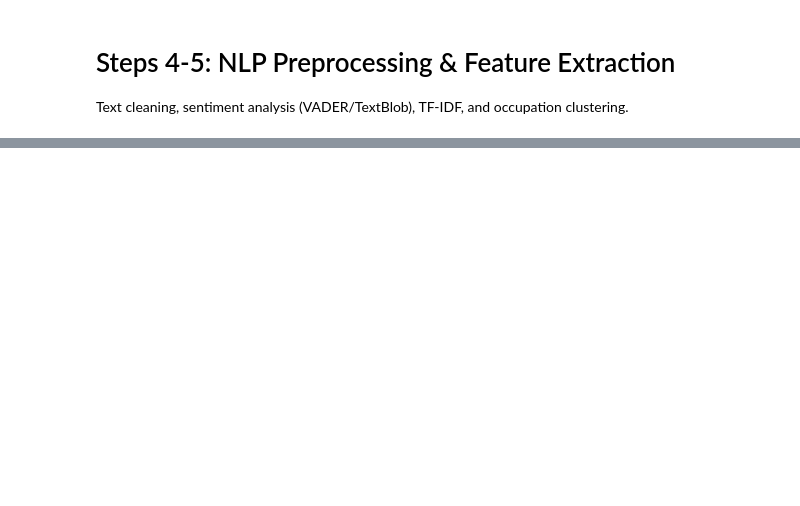
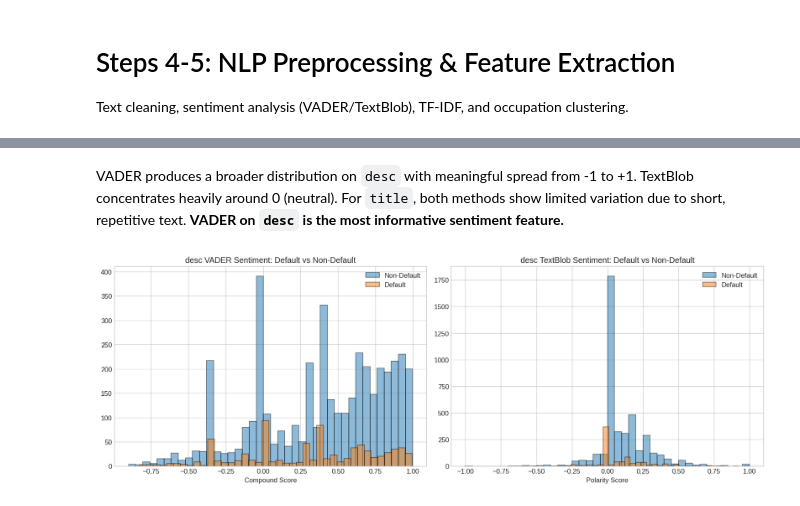
Before and after one commit to zzkai098/credit-default-nlp, a Jupyter notebook: notebooks/04_nlp_features.ipynb, the cells around one changed output, grey strips where cells are left out. Cells and saved outputs as stored; diff of their text form; code cells hidden in the pictures; blank space fills up the shorter version.

```diff
--- a/notebooks/04_nlp_features.ipynb
+++ b/notebooks/04_nlp_features.ipynb
@@ -82,0 +196,29 @@ print('Hybrid features saved.')
+# %% [markdown]
+VADER produces a broader distribution on `desc` with meaningful spread from -1 to +1. TextBlob concentrates heavily around 0 (neutral). For `title`, both methods show limited variation due to short, repetitive text. **VADER on `desc` is the most informative sentiment feature.**
+# %%
+# Sentiment comparison: Default vs Non-default (desc, non-missing only)
+df_has_desc = df_sample[df_sample['desc_missing'] == 0].copy()
+
+fig, axes = plt.subplots(1, 2, figsize=(14, 5))
+
+# VADER by default status
+for label, group in df_has_desc.groupby('default_flag'):
+    name = 'Default' if label == 1 else 'Non-Default'
+    axes[0].hist(group['desc_vader'], bins=40, alpha=0.5, label=name, edgecolor='black')
+axes[0].set_title('desc VADER Sentiment: Default vs Non-Default')
+axes[0].set_xlabel('Compound Score')
+axes[0].legend()
+
+# TextBlob by default status
+for label, group in df_has_desc.groupby('default_flag'):
+    name = 'Default' if label == 1 else 'Non-Default'
+    axes[1].hist(group['desc_textblob'], bins=40, alpha=0.5, label=name, edgecolor='black')
+axes[1].set_title('desc TextBlob Sentiment: Default vs Non-Default')
+axes[1].set_xlabel('Polarity Score')
+axes[1].legend()
+
+plt.tight_layout()
+plt.savefig('/home/jovyan/work/outputs/figures/sentiment_default_comparison.png', dpi=150)
+plt.show()
+# %% [output]
+[figure, added]
```
Also changed, not shown: parts of 61 cells of this notebook, 15 other files.
